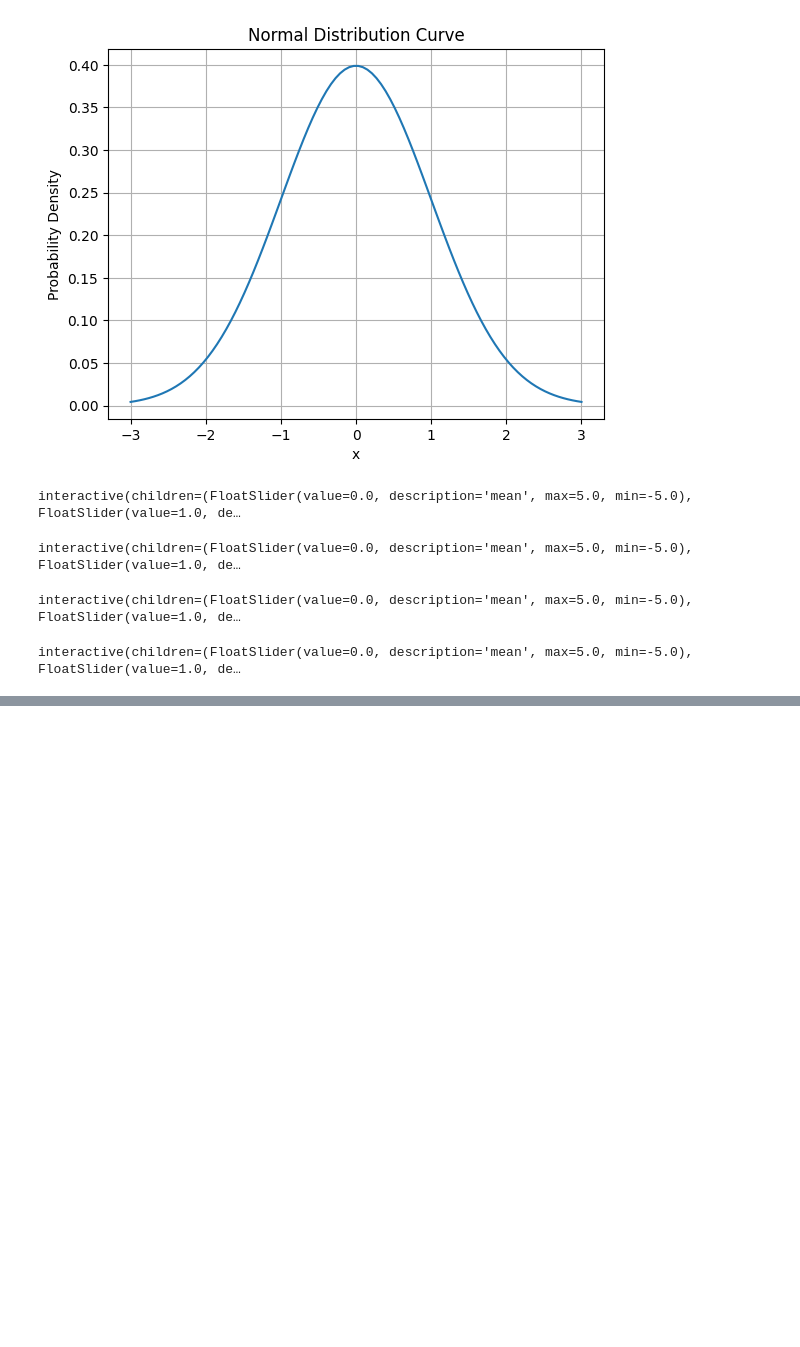
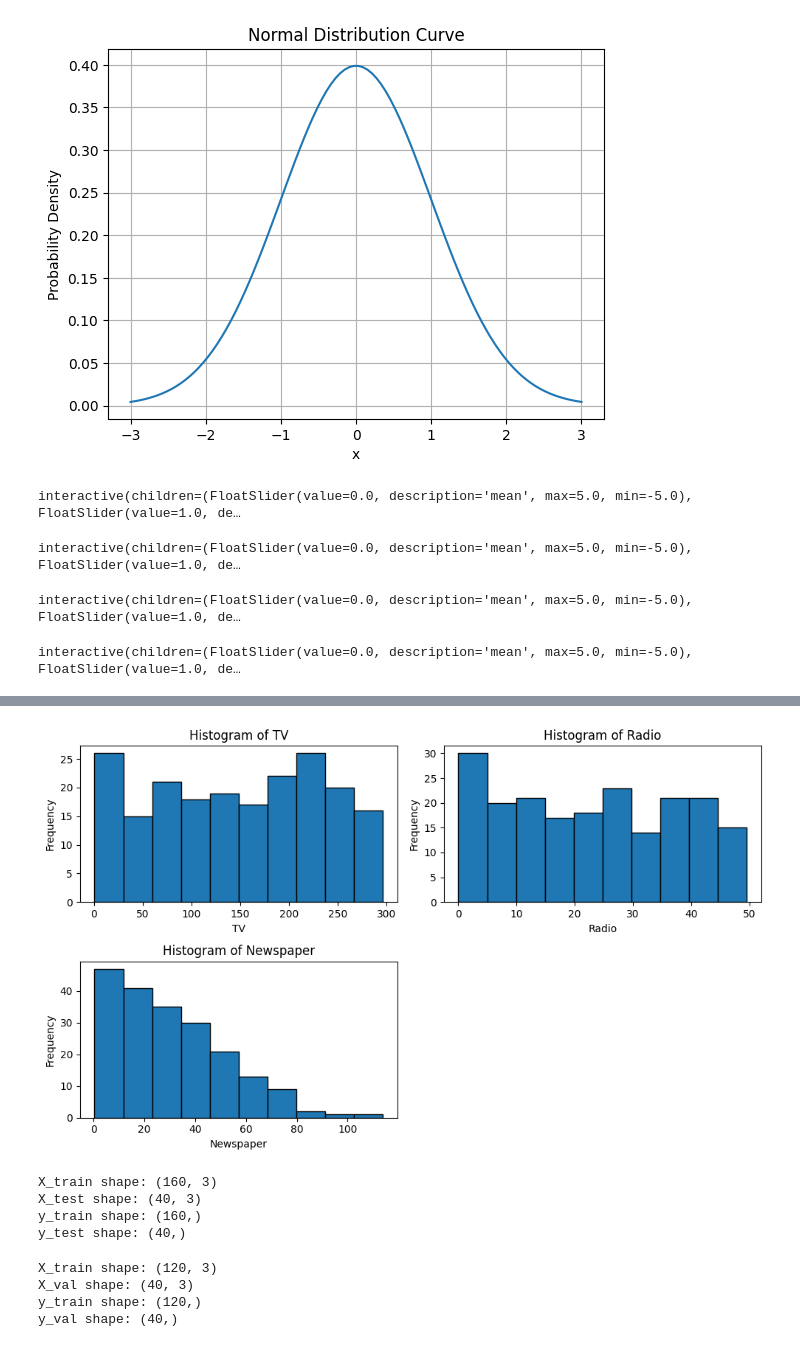
Before and after one commit to pritkudale/ML-for-Teachers, a Jupyter notebook: LLM/LLM.ipynb, the cells around one changed output, grey strips where cells are left out. Saved outputs shown, nothing was run; the diff lists cells and outputs as text; code cells hidden in the pictures; blank space fills up the shorter version.

```diff
--- a/LLM/LLM.ipynb
+++ b/LLM/LLM.ipynb
@@ -157,0 +249,29 @@ interactive(children=(FloatSlider(value=0.0, description='mean', max=5.0, min=-5
+# %%
+# prompt: plot the histogram for all three columns
+
+# Assuming 'df' is your pandas DataFrame (loaded in the previous code)
+plt.figure(figsize=(10, 6))  # Adjust figure size as needed
+
+plt.subplot(2, 2, 1)
+plt.hist(df['TV'], bins=10, edgecolor='black')
+plt.title('Histogram of TV')
+plt.xlabel('TV')
+plt.ylabel('Frequency')
+
+plt.subplot(2, 2, 2)
+plt.hist(df['radio'], bins=10, edgecolor='black')
+plt.title('Histogram of Radio')
+plt.xlabel('Radio')
+plt.ylabel('Frequency')
+
+
+plt.subplot(2, 2, 3)
+plt.hist(df['newspaper'], bins=10, edgecolor='black')
+plt.title('Histogram of Newspaper')
+plt.xlabel('Newspaper')
+plt.ylabel('Frequency')
+
+plt.tight_layout()  # Adjust spacing between subplots
+plt.show()
+# %% [output]
+[figure, added]
@@ -157,0 +286,36 @@ interactive(children=(FloatSlider(value=0.0, description='mean', max=5.0, min=-5
+# %%
+# prompt: split the data in test and train
+
+from sklearn.model_selection import train_test_split
+
+# Assuming X and y are defined as in the previous code
+# Split the data into training and testing sets
+X_train, X_test, y_train, y_test = train_test_split(X, y, test_size=0.2, random_state=42)
+
+# Print the shapes of the resulting sets to verify the split
+print("X_train shape:", X_train.shape)
+print("X_test shape:", X_test.shape)
+print("y_train shape:", y_train.shape)
+print("y_test shape:", y_test.shape)
+# %% [output]
+X_train shape: (160, 3)
+X_test shape: (40, 3)
+y_train shape: (160,)
+y_test shape: (40,)
+# %%
+# prompt: split the training data into train and validation
+
+# Assuming X and y are defined as in the previous code
+# Split the data into training and validation sets
+X_train, X_val, y_train, y_val = train_test_split(X_train, y_train, test_size=0.25, random_state=42)
+
+# Print the shapes of the resulting sets to verify the split
+print("X_train shape:", X_train.shape)
+print("X_val shape:", X_val.shape)
+print("y_train shape:", y_train.shape)
+print("y_val shape:", y_val.shape)
+# %% [output]
+X_train shape: (120, 3)
+X_val shape: (40, 3)
+y_train shape: (120,)
+y_val shape: (40,)
```
Also changed, not shown: parts of 17 cells of this notebook.
